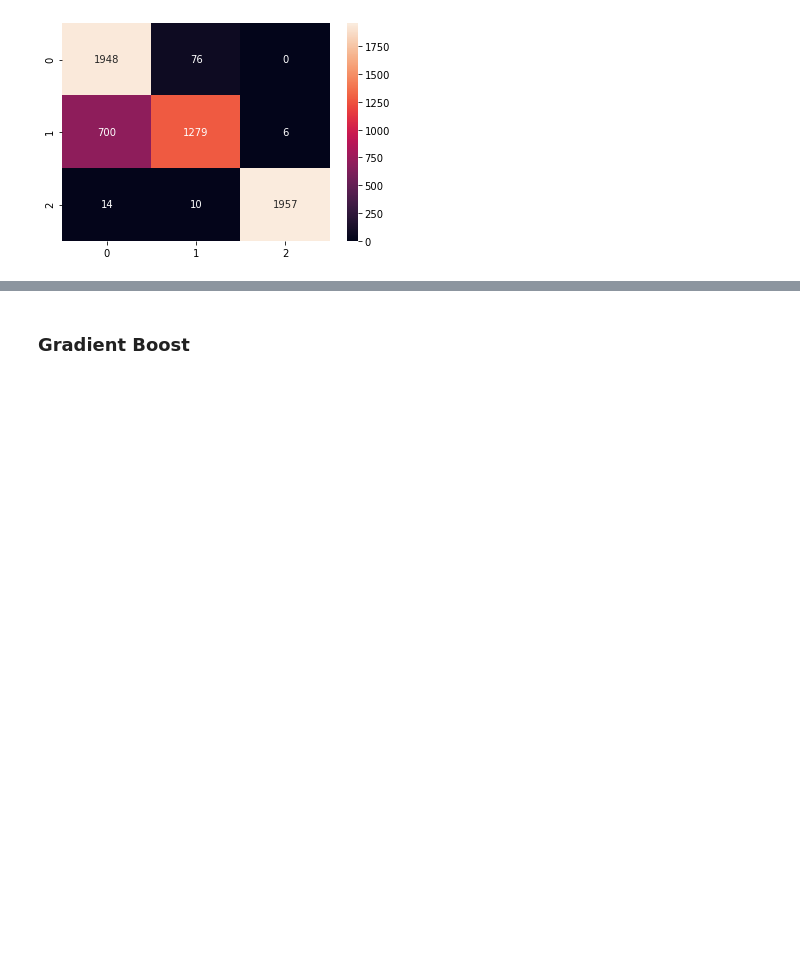
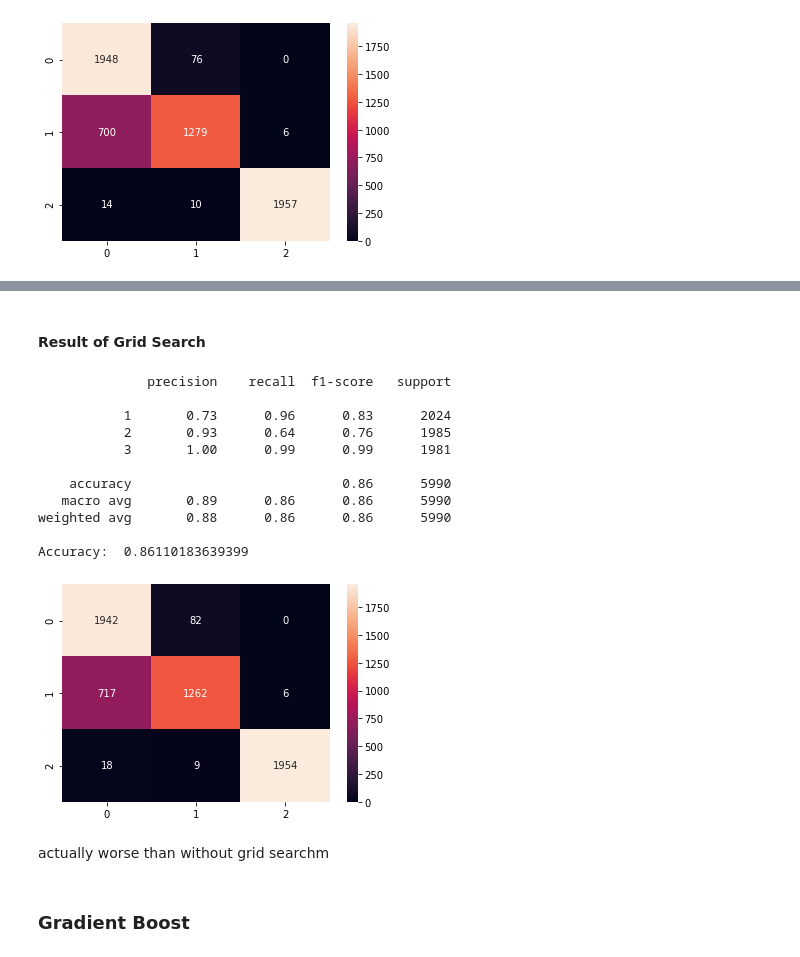
Before and after one commit to Inon-Sinn/Project-Gmar-2, a Jupyter notebook: Part 4 Hands.ipynb, the cells around one changed output, grey strips where cells are left out. Saved outputs shown, nothing was run; the diff lists cells and outputs as text; code cells hidden in the pictures; blank space fills up the shorter version.

```diff
--- a/Part 4 Hands.ipynb
+++ b/Part 4 Hands.ipynb
@@ -639,0 +688,3 @@ Accuracy:  0.8654424040066778
+# %%
+RFor_param_grid = [{'max_depth':[9, 12, 14], 'max_features':[None, 'sqrt', 'auto']}]
+RFor_grid_Search = grid_search(RFor, RFor_param_grid)
@@ -640,3 +706,30 @@ Accuracy:  0.8654424040066778
+# %% [markdown]
+#### Result of Grid Search
+# %%
+PredicRFor2 = RFor_grid_Search.predict(X_test_transformed)
+
+#evaluate predictions
+confmat = confusion_matrix(y_test, PredicRFor2)
+sns.heatmap(confmat, annot = True, fmt = "d")
+class_rep = classification_report(y_test, PredicRFor2)
+RFor_score2 = accuracy_score(y_test, PredicRFor2)
+print(class_rep)
+print("Accuracy: ", RFor_score2)
+# %% [output]
+              precision    recall  f1-score   support
+
+           1       0.73      0.96      0.83      2024
+           2       0.93      0.64      0.76      1985
+           3       1.00      0.99      0.99      1981
+
+    accuracy                           0.86      5990
+   macro avg       0.89      0.86      0.86      5990
+weighted avg       0.88      0.86      0.86      5990
+
+Accuracy:  0.86110183639399
+[figure, added]
+# %% [markdown]
+actually worse than without grid searchm
 # %% [markdown]
 ### Gradient Boost
 # %%
```
Also changed, not shown: parts of 32 cells of this notebook, 1 other file.
